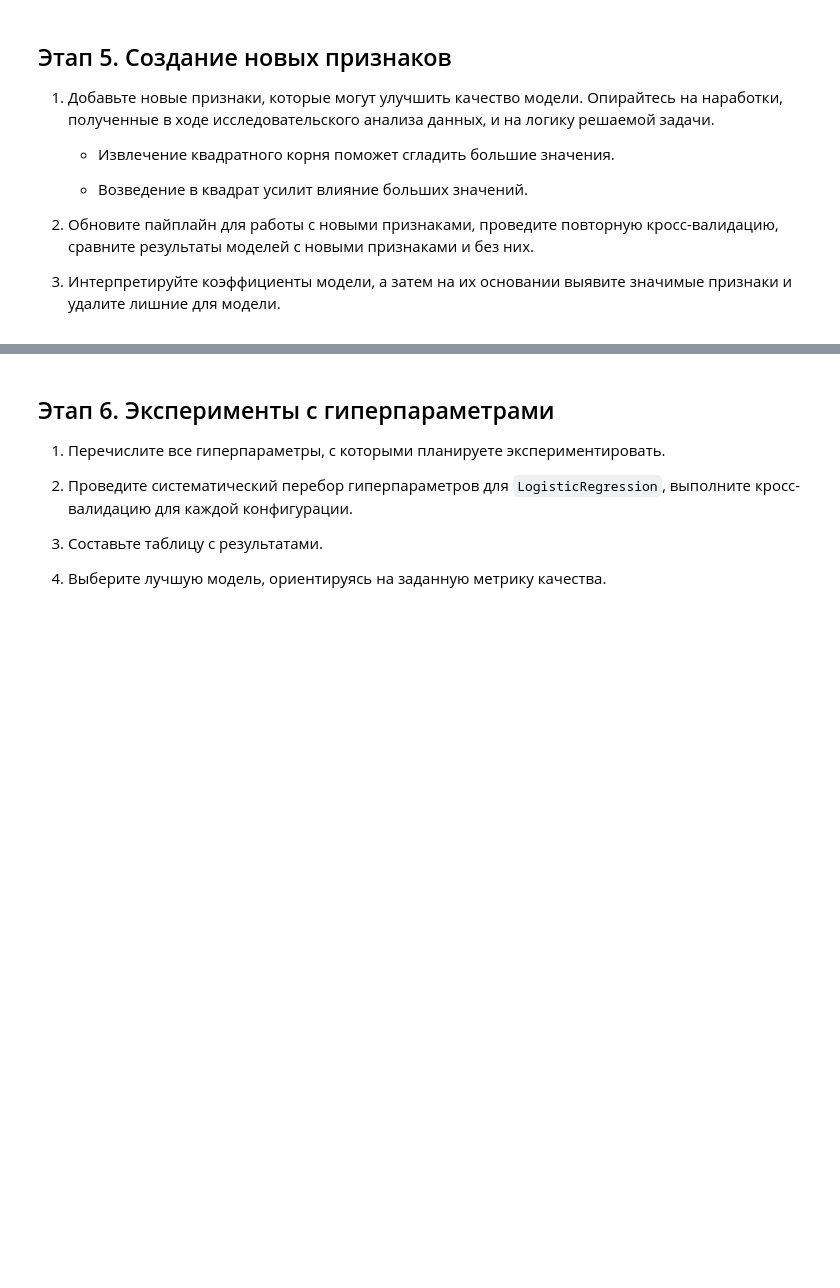
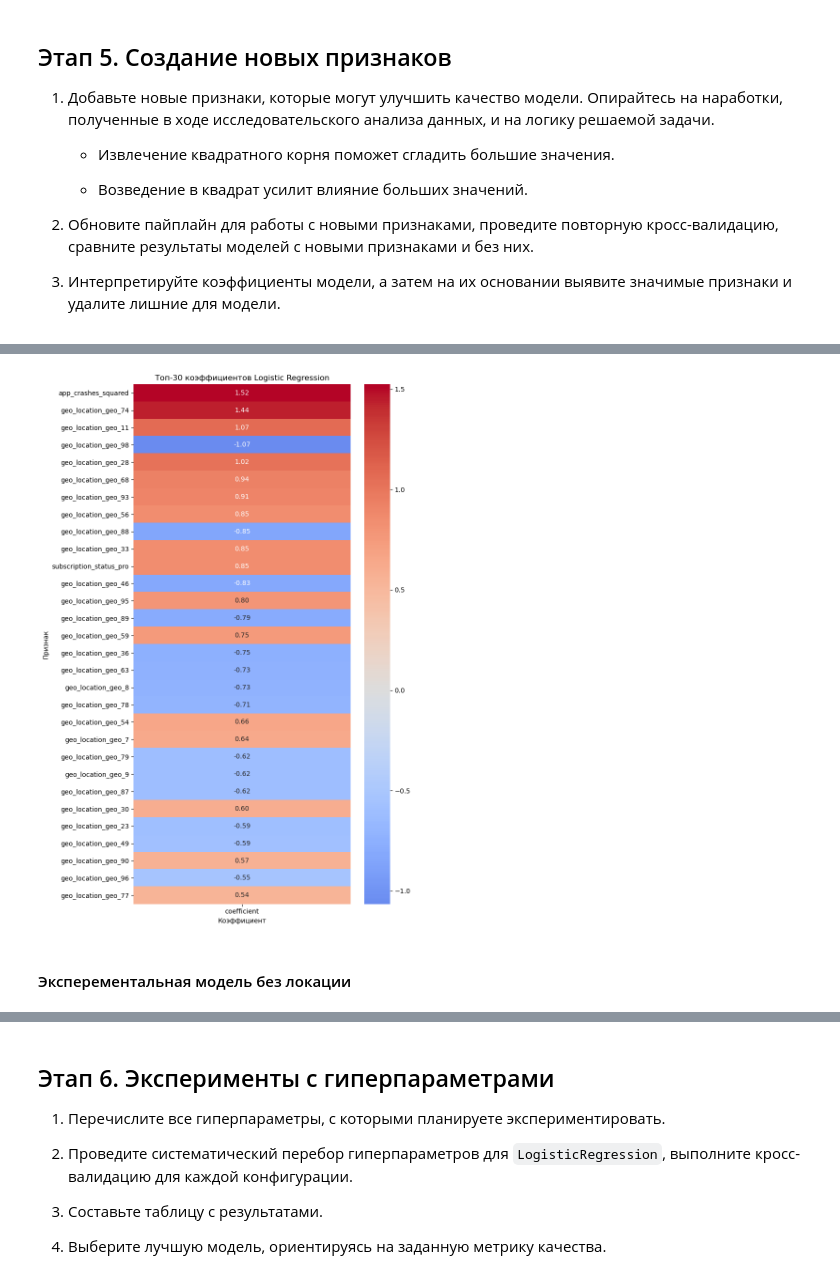
Before and after one commit to andreiyopt/coffee_churn_model, a Jupyter notebook: work/coffee_churn_model.ipynb, the cells around one changed output, grey strips where cells are left out. Cells and saved outputs as stored; diff of their text form; code cells hidden in the pictures; blank space fills up the shorter version.

```diff
--- a/work/coffee_churn_model.ipynb
+++ b/work/coffee_churn_model.ipynb
@@ -580,0 +729,5 @@ plt.show()
+# %%
+# подготовка baseline и модели лог.рег
+
+dummy_model = DummyClassifier()
+log_reg = LogisticRegression()
@@ -592,0 +1103,7 @@ plt.show()
+# %%
+# обучаем текущую улучшенную модель на всей обучающей выборке
+new_logreg_pipeline.fit(X_train_new, y_train)
+
+# достаём обученные части пайплайна
+fitted_preprocessor = new_logreg_pipeline.named_steps['preprocessor']
+fitted_model = new_logreg_pipeline.named_steps['model']
@@ -592,0 +1162,29 @@ plt.show()
+# %%
+# выбираем 30 наиболее сильных коэффициентов
+top_coef = (
+    coef_table
+    .nlargest(30, 'abs_coefficient')
+    .set_index('feature')[['coefficient']]
+)
+
+# строим heatmap коэффициентов
+plt.figure(figsize=(8, 12))
+
+sns.heatmap(
+    top_coef,
+    cmap='coolwarm',
+    center=0,
+    annot=True,
+    fmt='.2f'
+)
+
+plt.title('Топ-30 коэффициентов Logistic Regression')
+plt.ylabel('Признак')
+plt.xlabel('Коэффициент')
+
+plt.tight_layout()
+plt.show()
+# %% [output]
+[figure, added]
+# %% [markdown]
+#### Эксперементальная модель без локации
```
Also changed, not shown: parts of 38 cells of this notebook.
